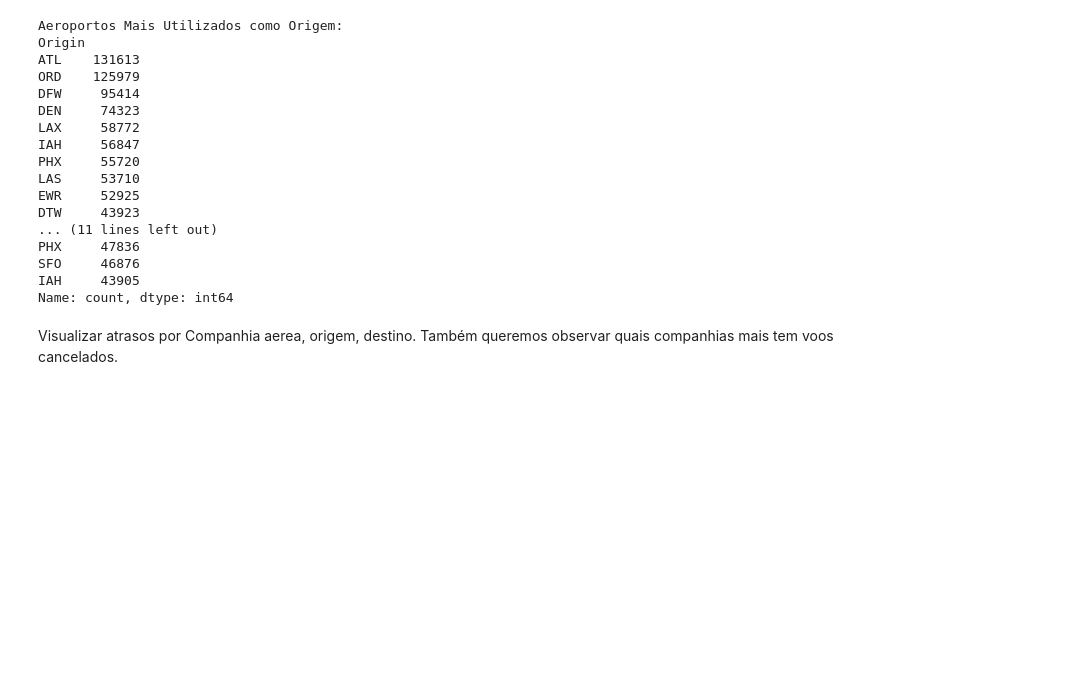
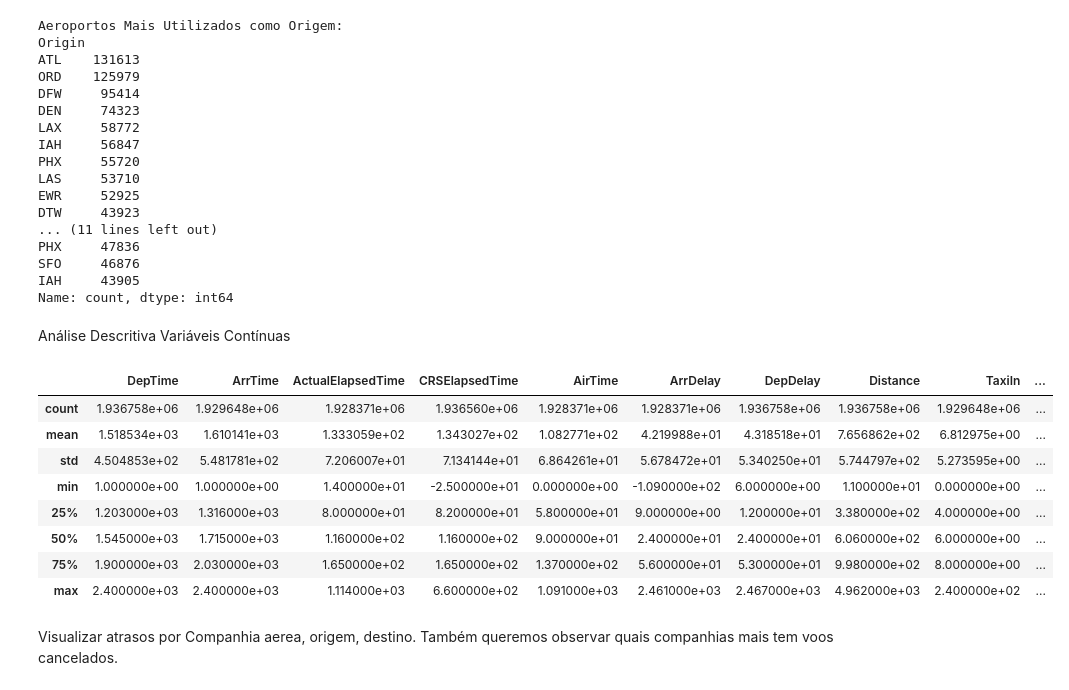
Before and after one commit to ThiagoRochedo/Projeto_Mod05_Ada_VemSerTech, a Jupyter notebook: Projeto.ipynb, the cells around one changed output. Saved outputs shown, nothing was run; the diff lists cells and outputs as text; code cells hidden in the pictures; blank space fills up the shorter version.

Commit message:
Criacao variaveis continuas

```diff
--- a/Projeto.ipynb
+++ b/Projeto.ipynb
@@ -207,6 +208,24 @@ PHX     47836
 SFO     46876
 IAH     43905
 Name: count, dtype: int64
+# %% [markdown]
+Análise Descritiva Variáveis Contínuas
+# %%
+variaveis_continuas = ['DepTime', 'ArrTime', 'ActualElapsedTime', 'CRSElapsedTime', 'AirTime',
+                       'ArrDelay', 'DepDelay', 'Distance', 'TaxiIn', 'TaxiOut', 'WeatherDelay',
+                       'NASDelay', 'SecurityDelay', 'LateAircraftDelay']
+
+df[variaveis_continuas].describe()
+# %% [output]
+|  | DepTime | ArrTime | ActualElapsedTime | CRSElapsedTime | AirTime | ArrDelay | DepDelay | Distance | TaxiIn | ... |
+| count | 1.936758e+06 | 1.929648e+06 | 1.928371e+06 | 1.936560e+06 | 1.928371e+06 | 1.928371e+06 | 1.936758e+06 | 1.936758e+06 | 1.929648e+06 | ... |
+| mean | 1.518534e+03 | 1.610141e+03 | 1.333059e+02 | 1.343027e+02 | 1.082771e+02 | 4.219988e+01 | 4.318518e+01 | 7.656862e+02 | 6.812975e+00 | ... |
+| std | 4.504853e+02 | 5.481781e+02 | 7.206007e+01 | 7.134144e+01 | 6.864261e+01 | 5.678472e+01 | 5.340250e+01 | 5.744797e+02 | 5.273595e+00 | ... |
+| min | 1.000000e+00 | 1.000000e+00 | 1.400000e+01 | -2.500000e+01 | 0.000000e+00 | -1.090000e+02 | 6.000000e+00 | 1.100000e+01 | 0.000000e+00 | ... |
+| 25% | 1.203000e+03 | 1.316000e+03 | 8.000000e+01 | 8.200000e+01 | 5.800000e+01 | 9.000000e+00 | 1.200000e+01 | 3.380000e+02 | 4.000000e+00 | ... |
+| 50% | 1.545000e+03 | 1.715000e+03 | 1.160000e+02 | 1.160000e+02 | 9.000000e+01 | 2.400000e+01 | 2.400000e+01 | 6.060000e+02 | 6.000000e+00 | ... |
+| 75% | 1.900000e+03 | 2.030000e+03 | 1.650000e+02 | 1.650000e+02 | 1.370000e+02 | 5.600000e+01 | 5.300000e+01 | 9.980000e+02 | 8.000000e+00 | ... |
+| max | 2.400000e+03 | 2.400000e+03 | 1.114000e+03 | 6.600000e+02 | 1.091000e+03 | 2.461000e+03 | 2.467000e+03 | 4.962000e+03 | 2.400000e+02 | ... |
 # %% [markdown]
 Visualizar atrasos por Companhia aerea, origem, destino.
 Também queremos observar quais companhias mais tem voos cancelados.
```
Also changed, not shown: parts of 3 cells of this notebook.
